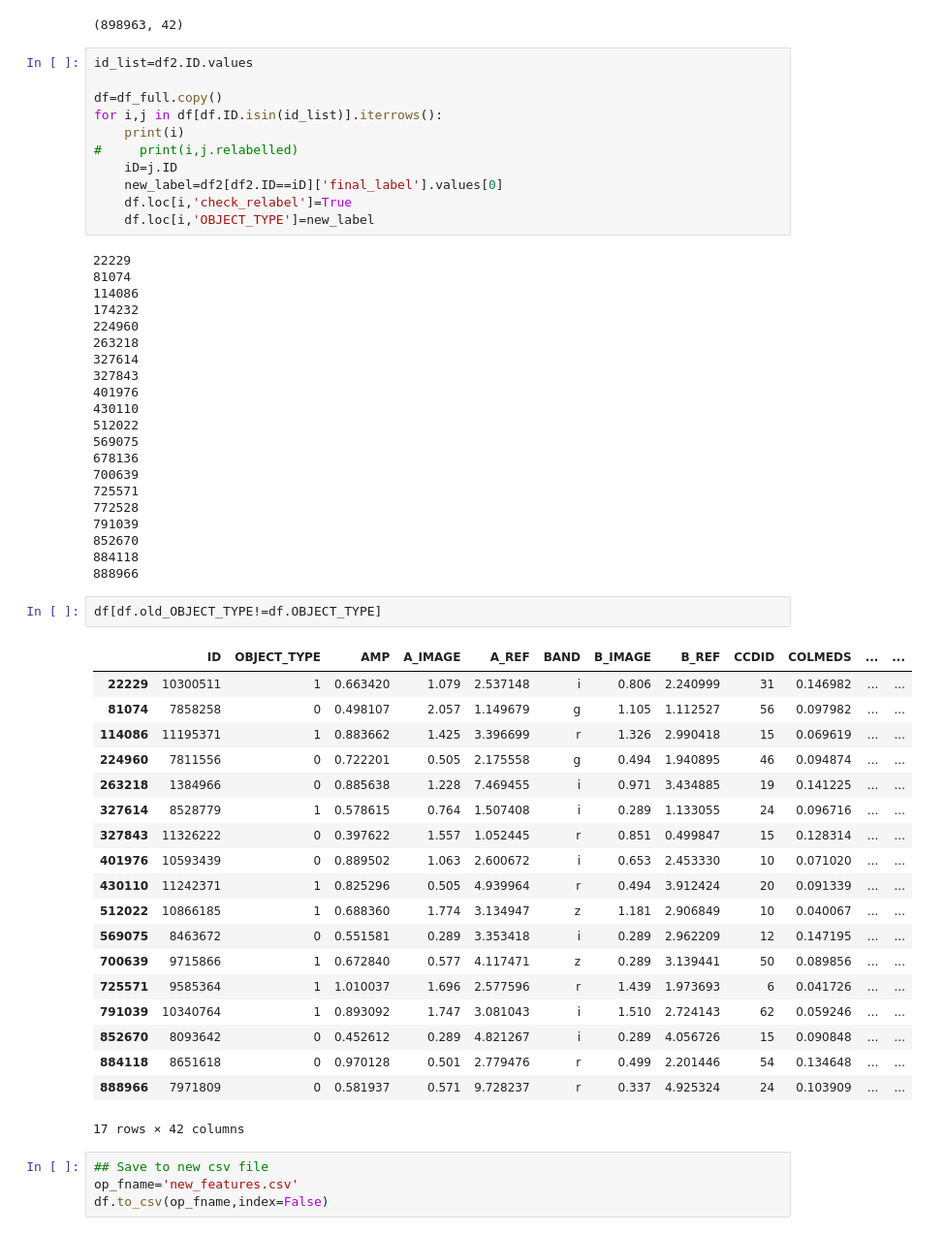
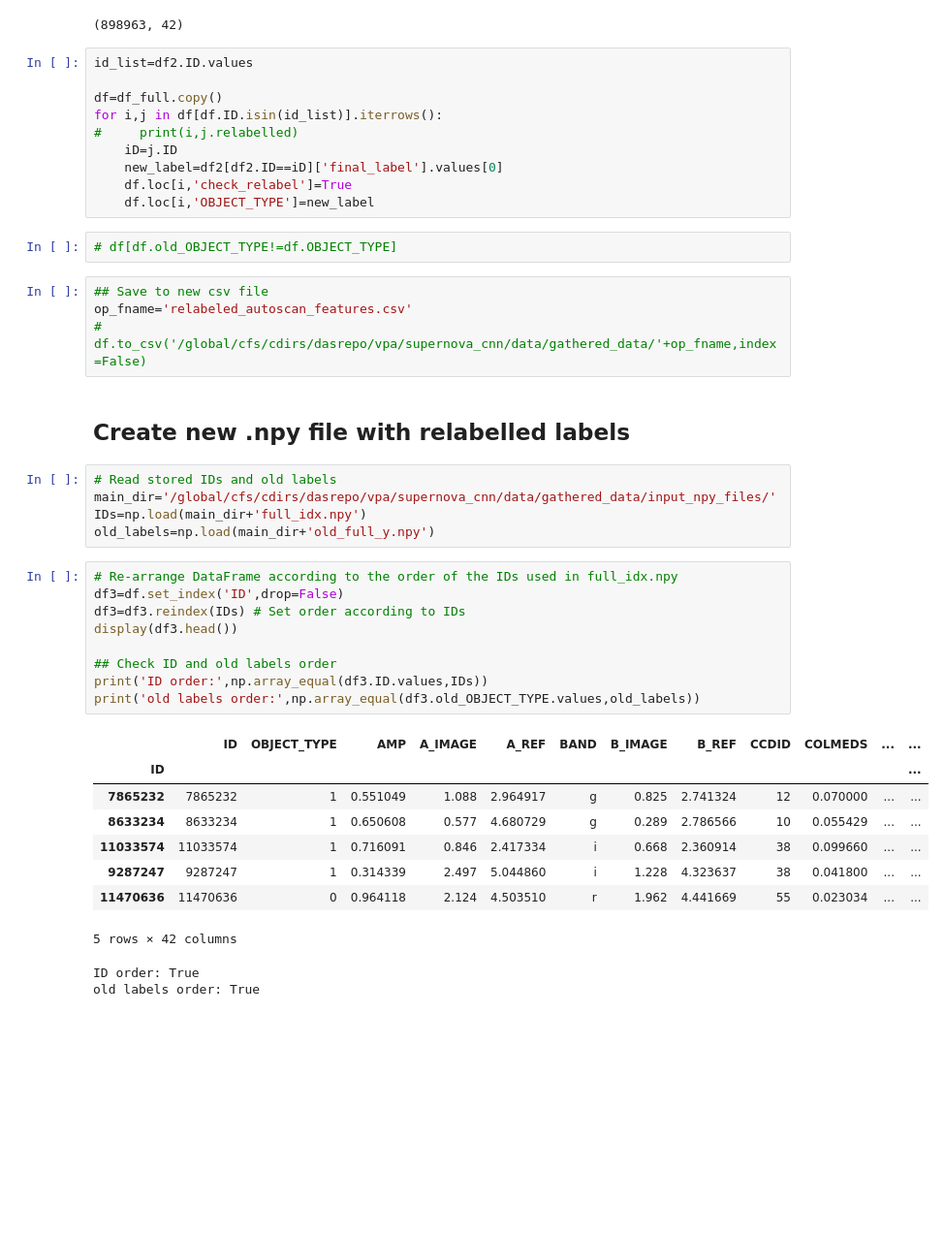
Before and after one commit to vmos1/cnn_supernova, a Jupyter notebook: 5_relabelling_data/3_create_new_relabelled_dataset.ipynb, the cells around one changed output. Shown at 97% size. Drawn from its saved outputs; the diff is of its cells as text; blank space fills up the shorter version.

```diff
--- a/5_relabelling_data/3_create_new_relabelled_dataset.ipynb
+++ b/5_relabelling_data/3_create_new_relabelled_dataset.ipynb
@@ -49,56 +54,41 @@ id_list=df2.ID.values
 
 df=df_full.copy()
 for i,j in df[df.ID.isin(id_list)].iterrows():
-    print(i)
 #     print(i,j.relabelled)
     iD=j.ID
     new_label=df2[df2.ID==iD]['final_label'].values[0]
     df.loc[i,'check_relabel']=True
     df.loc[i,'OBJECT_TYPE']=new_label
-# %% [output]
-22229
-81074
-114086
-174232
-224960
-263218
-327614
-327843
-401976
-430110
-512022
-569075
-678136
-700639
-725571
-772528
-791039
-852670
-884118
-888966
 # %%
-df[df.old_OBJECT_TYPE!=df.OBJECT_TYPE]
+# df[df.old_OBJECT_TYPE!=df.OBJECT_TYPE]
-# %% [output]
-|  | ID | OBJECT_TYPE | AMP | A_IMAGE | A_REF | BAND | B_IMAGE | B_REF | CCDID | COLMEDS | ... | ... |
-| 22229 | 10300511 | 1 | 0.663420 | 1.079 | 2.537148 | i | 0.806 | 2.240999 | 31 | 0.146982 | ... | ... |
-| 81074 | 7858258 | 0 | 0.498107 | 2.057 | 1.149679 | g | 1.105 | 1.112527 | 56 | 0.097982 | ... | ... |
-| 114086 | 11195371 | 1 | 0.883662 | 1.425 | 3.396699 | r | 1.326 | 2.990418 | 15 | 0.069619 | ... | ... |
-| 224960 | 7811556 | 0 | 0.722201 | 0.505 | 2.175558 | g | 0.494 | 1.940895 | 46 | 0.094874 | ... | ... |
-| 263218 | 1384966 | 0 | 0.885638 | 1.228 | 7.469455 | i | 0.971 | 3.434885 | 19 | 0.141225 | ... | ... |
-| 327614 | 8528779 | 1 | 0.578615 | 0.764 | 1.507408 | i | 0.289 | 1.133055 | 24 | 0.096716 | ... | ... |
-| 327843 | 11326222 | 0 | 0.397622 | 1.557 | 1.052445 | r | 0.851 | 0.499847 | 15 | 0.128314 | ... | ... |
-| 401976 | 10593439 | 0 | 0.889502 | 1.063 | 2.600672 | i | 0.653 | 2.453330 | 10 | 0.071020 | ... | ... |
-| 430110 | 11242371 | 1 | 0.825296 | 0.505 | 4.939964 | r | 0.494 | 3.912424 | 20 | 0.091339 | ... | ... |
-| 512022 | 10866185 | 1 | 0.688360 | 1.774 | 3.134947 | z | 1.181 | 2.906849 | 10 | 0.040067 | ... | ... |
-| 569075 | 8463672 | 0 | 0.551581 | 0.289 | 3.353418 | i | 0.289 | 2.962209 | 12 | 0.147195 | ... | ... |
-| 700639 | 9715866 | 1 | 0.672840 | 0.577 | 4.117471 | z | 0.289 | 3.139441 | 50 | 0.089856 | ... | ... |
-| 725571 | 9585364 | 1 | 1.010037 | 1.696 | 2.577596 | r | 1.439 | 1.973693 | 6 | 0.041726 | ... | ... |
-| 791039 | 10340764 | 1 | 0.893092 | 1.747 | 3.081043 | i | 1.510 | 2.724143 | 62 | 0.059246 | ... | ... |
-| 852670 | 8093642 | 0 | 0.452612 | 0.289 | 4.821267 | i | 0.289 | 4.056726 | 15 | 0.090848 | ... | ... |
-| 884118 | 8651618 | 0 | 0.970128 | 0.501 | 2.779476 | r | 0.499 | 2.201446 | 54 | 0.134648 | ... | ... |
-| 888966 | 7971809 | 0 | 0.581937 | 0.571 | 9.728237 | r | 0.337 | 4.925324 | 24 | 0.103909 | ... | ... |
-17 rows × 42 columns
 # %%
 ## Save to new csv file
-op_fname='new_features.csv'
-df.to_csv(op_fname,index=False)
+op_fname='relabeled_autoscan_features.csv'
+# df.to_csv('/global/cfs/cdirs/dasrepo/vpa/supernova_cnn/data/gathered_data/'+op_fname,index=False)
+# %% [markdown]
+## Create new .npy file with relabelled labels
+# %%
+# Read stored IDs and old labels
+main_dir='/global/cfs/cdirs/dasrepo/vpa/supernova_cnn/data/gathered_data/input_npy_files/'
+IDs=np.load(main_dir+'full_idx.npy')
+old_labels=np.load(main_dir+'old_full_y.npy')
+# %%
+# Re-arrange DataFrame according to the order of the IDs used in full_idx.npy
+df3=df.set_index('ID',drop=False)
+df3=df3.reindex(IDs) # Set order according to IDs
+display(df3.head())
+
+## Check ID and old labels order
+print('ID order:',np.array_equal(df3.ID.values,IDs))
+print('old labels order:',np.array_equal(df3.old_OBJECT_TYPE.values,old_labels))
+# %% [output]
+|  | ID | OBJECT_TYPE | AMP | A_IMAGE | A_REF | BAND | B_IMAGE | B_REF | CCDID | COLMEDS | ... | ... |
+| ID |  |  |  |  |  |  |  |  |  |  |  | ... |
+| 7865232 | 7865232 | 1 | 0.551049 | 1.088 | 2.964917 | g | 0.825 | 2.741324 | 12 | 0.070000 | ... | ... |
+| 8633234 | 8633234 | 1 | 0.650608 | 0.577 | 4.680729 | g | 0.289 | 2.786566 | 10 | 0.055429 | ... | ... |
+| 11033574 | 11033574 | 1 | 0.716091 | 0.846 | 2.417334 | i | 0.668 | 2.360914 | 38 | 0.099660 | ... | ... |
+| 9287247 | 9287247 | 1 | 0.314339 | 2.497 | 5.044860 | i | 1.228 | 4.323637 | 38 | 0.041800 | ... | ... |
+| 11470636 | 11470636 | 0 | 0.964118 | 2.124 | 4.503510 | r | 1.962 | 4.441669 | 55 | 0.023034 | ... | ... |
+5 rows × 42 columns
+ID order: True
+old labels order: True
```
Also changed, not shown: parts of 4 cells of this notebook, 12 other files.
